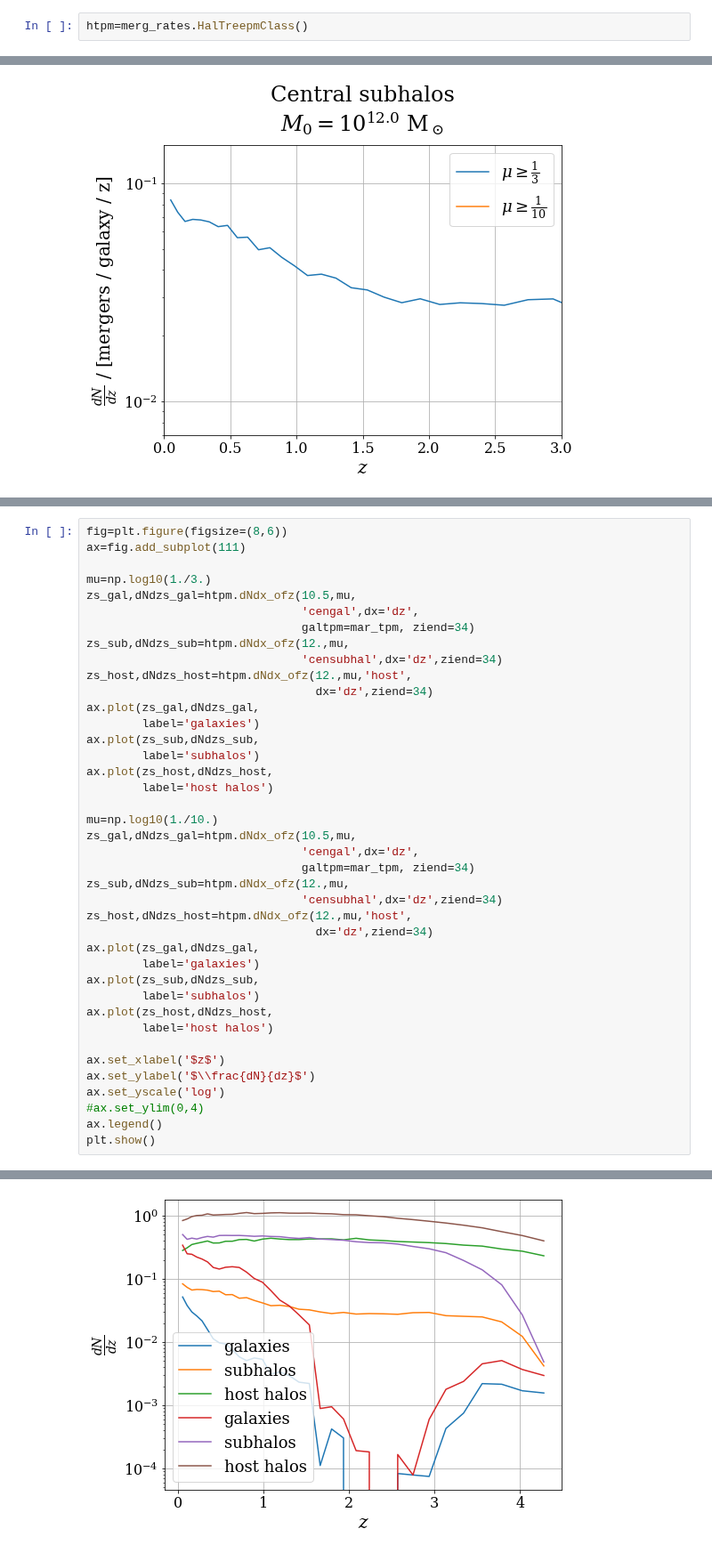
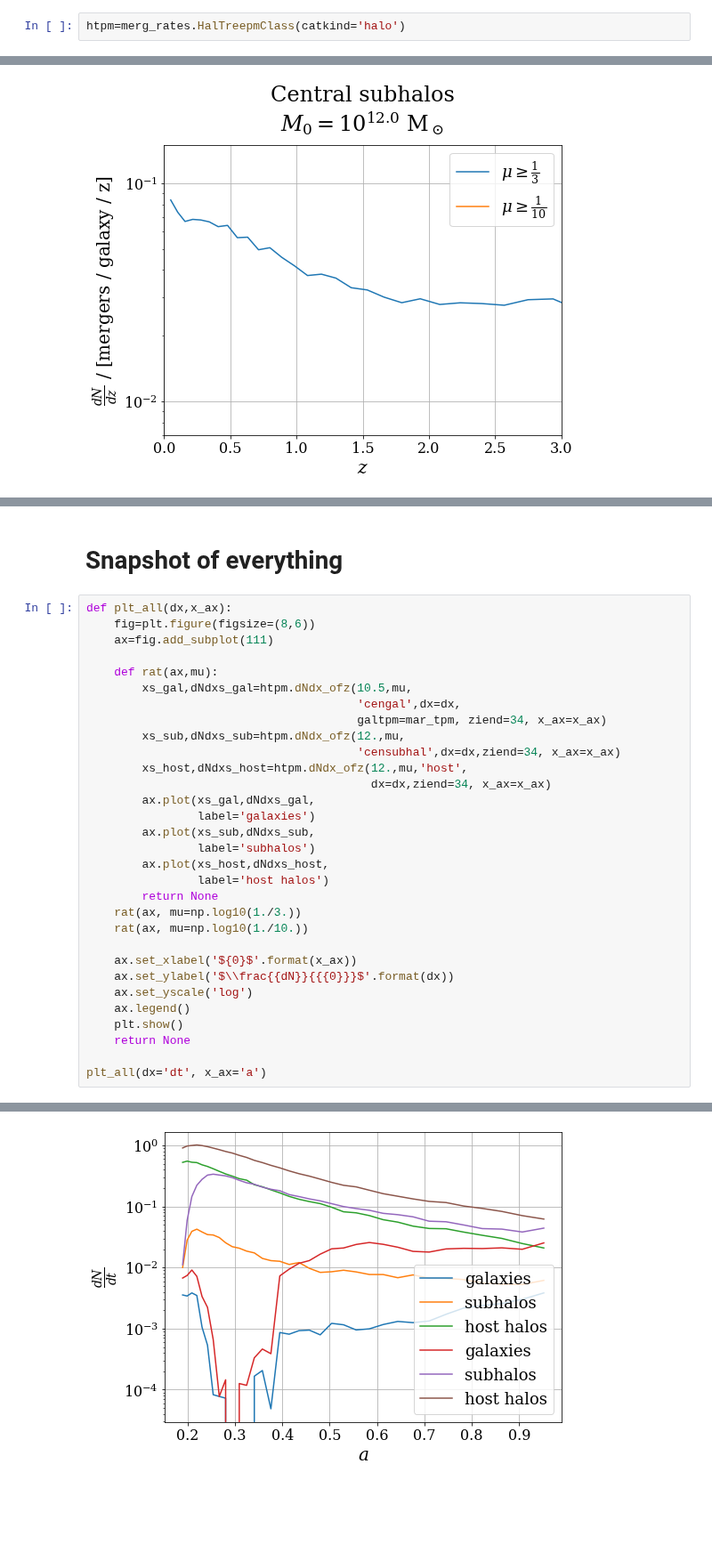
Before and after one commit to patricks1/mergers, a Jupyter notebook: mergers3/dNdx.ipynb, the cells around one changed output, grey strips where cells are left out. Shown at 89% size. Drawn from its saved outputs; the diff is of its cells as text; blank space fills up the shorter version.

```diff
--- a/mergers3/dNdx.ipynb
+++ b/mergers3/dNdx.ipynb
@@ -24,7 +24,7 @@ rcParams['legend.fontsize']=18
 # %%
 pertxt='P$\mathrm{\\acute{e}}$rez-Gonz$\mathrm{\\acute{a}}$lez'
 # %%
-htpm=merg_rates.HalTreepmClass()
+htpm=merg_rates.HalTreepmClass(catkind='halo')
 # %% [output]
 # in merg_rates3.HalTreepm():
   read /data1/arwetzel/lcdm250/snapshot.txt
@@ -249,41 +287,34 @@ plt_dNdx_ofz(None, typ='censubhal', dx='dt', Mcond=11.5,
+# %% [markdown]
+# Snapshot of everything
 # %%
-fig=plt.figure(figsize=(8,6))
-ax=fig.add_subplot(111)
+def plt_all(dx,x_ax):
+    fig=plt.figure(figsize=(8,6))
+    ax=fig.add_subplot(111)
 
-mu=np.log10(1./3.)
-zs_gal,dNdzs_gal=htpm.dNdx_ofz(10.5,mu,
-                               'cengal',dx='dz',
-                               galtpm=mar_tpm, ziend=34)
-zs_sub,dNdzs_sub=htpm.dNdx_ofz(12.,mu,
-                               'censubhal',dx='dz',ziend=34)
-zs_host,dNdzs_host=htpm.dNdx_ofz(12.,mu,'host',
-                                 dx='dz',ziend=34)
-ax.plot(zs_gal,dNdzs_gal,
-        label='galaxies')
-ax.plot(zs_sub,dNdzs_sub,
-        label='subhalos')
-ax.plot(zs_host,dNdzs_host,
-        label='host halos')
+    def rat(ax,mu):
+        xs_gal,dNdxs_gal=htpm.dNdx_ofz(10.5,mu,
+                                       'cengal',dx=dx,
+                                       galtpm=mar_tpm, ziend=34, x_ax=x_ax)
+        xs_sub,dNdxs_sub=htpm.dNdx_ofz(12.,mu,
+                                       'censubhal',dx=dx,ziend=34, x_ax=x_ax)
+        xs_host,dNdxs_host=htpm.dNdx_ofz(12.,mu,'host',
+                                         dx=dx,ziend=34, x_ax=x_ax)
+        ax.plot(xs_gal,dNdxs_gal,
+                label='galaxies')
+        ax.plot(xs_sub,dNdxs_sub,
+                label='subhalos')
+        ax.plot(xs_host,dNdxs_host,
+                label='host halos')
+        return None
+    rat(ax, mu=np.log10(1./3.))
+    rat(ax, mu=np.log10(1./10.))
 
-mu=np.log10(1./10.)
-zs_gal,dNdzs_gal=htpm.dNdx_ofz(10.5,mu,
-                               'cengal',dx='dz',
-                               galtpm=mar_tpm, ziend=34)
-zs_sub,dNdzs_sub=htpm.dNdx_ofz(12.,mu,
-                               'censubhal',dx='dz',ziend=34)
-zs_host,dNdzs_host=htpm.dNdx_ofz(12.,mu,'host',
-                                 dx='dz',ziend=34)
-ax.plot(zs_gal,dNdzs_gal,
-        label='galaxies')
-ax.plot(zs_sub,dNdzs_sub,
-        label='subhalos')
-ax.plot(zs_host,dNdzs_host,
-        label='host halos')
+    ax.set_xlabel('${0}$'.format(x_ax))
+    ax.set_ylabel('$\\frac{{dN}}{{{0}}}$'.format(dx))
+    ax.set_yscale('log')
+    ax.legend()
+    plt.show()
+    return None
 
-ax.set_xlabel('$z$')
-ax.set_ylabel('$\\frac{dN}{dz}$')
-ax.set_yscale('log')
-#ax.set_ylim(0,4)
-ax.legend()
-plt.show()
+plt_all(dx='dt', x_ax='a')
 # %% [output]
@@ -311 +321 @@ building merger tree
-[figure, old version]
+[figure, new version]
```
Also changed, not shown: parts of 16 cells of this notebook.
